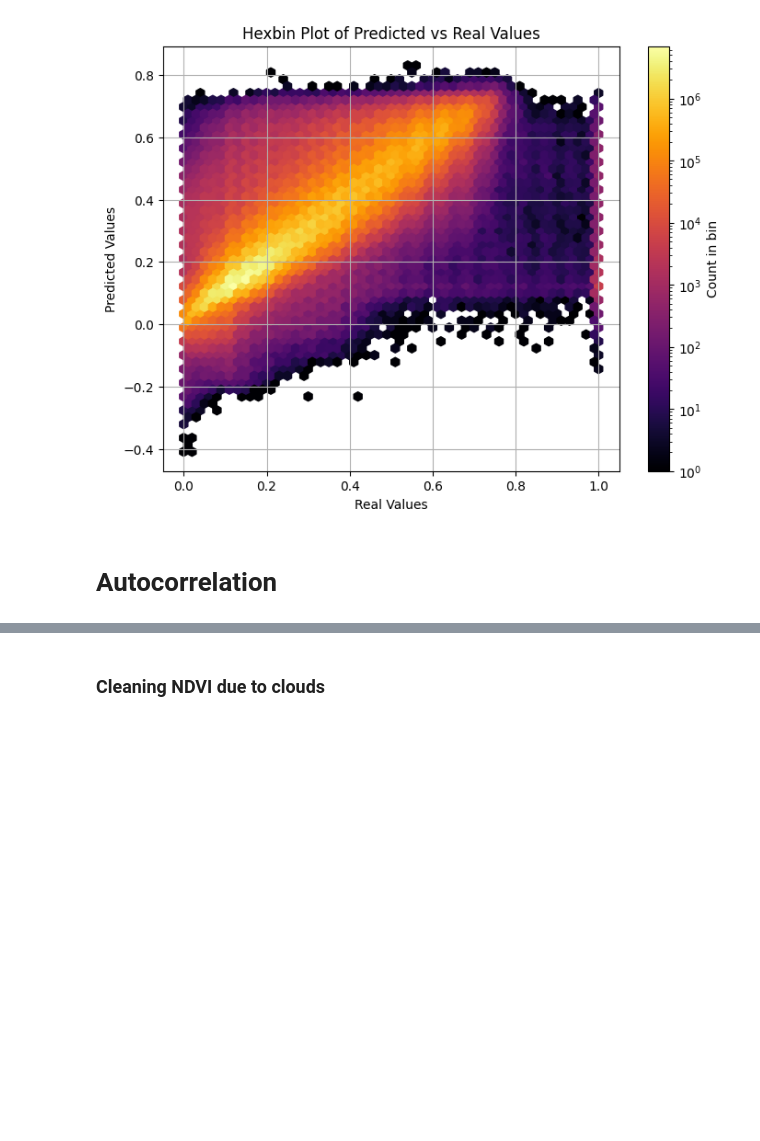
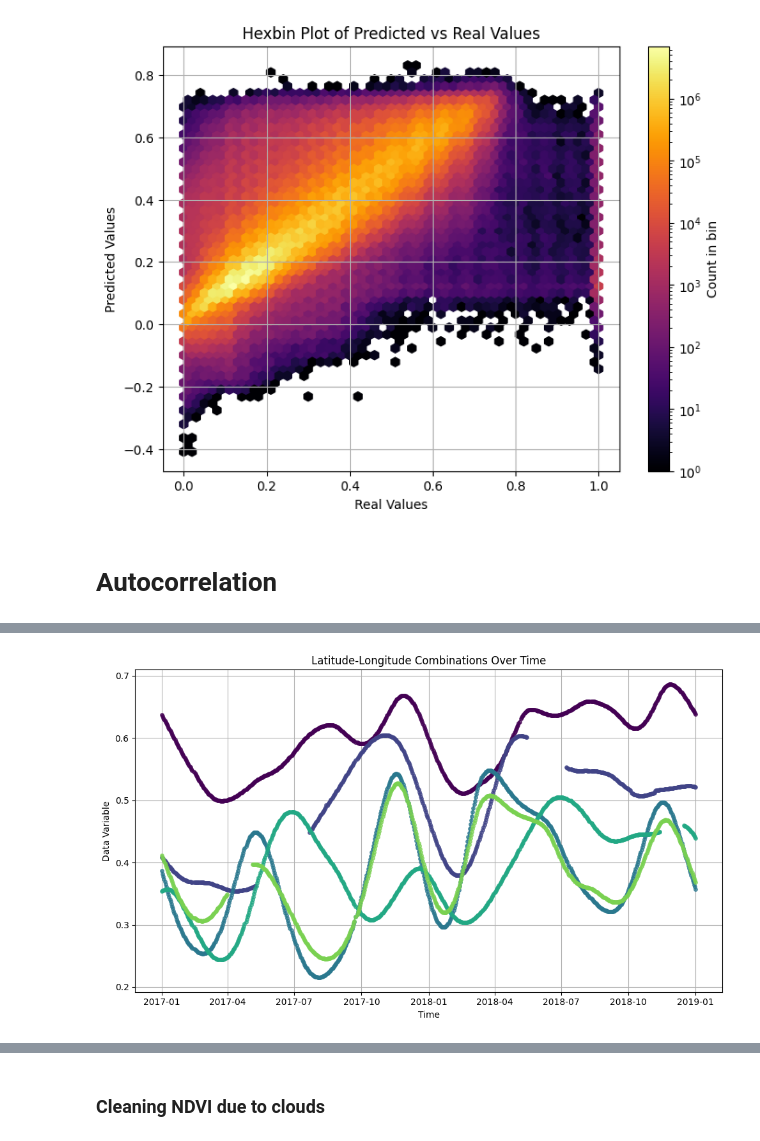
Before and after one commit to Riccardo7-DS/Indices_analysis, a Jupyter notebook: notebooks/test_ndvi.ipynb, the cells around one changed output, grey strips where cells are left out. Cells and saved outputs as stored; diff of their text form; code cells hidden in the pictures; blank space fills up the shorter version.

```diff
--- a/notebooks/test_ndvi.ipynb
+++ b/notebooks/test_ndvi.ipynb
@@ -209,0 +238,15 @@ KeyboardInterrupt:
+# %%
+start_date = "2017-01-01"
+end_date = "2019-01-01"
+n= 5
+
+valid_indices, random_indices = select_random_points(green_mask,
+                                                     n_points = n)
+# random_indices = [ 8289, 10619, 12757, 13611, 13922]
+# %%
+# from analysis.visualizations.viz_series import plot_random_masked_over_time
+import matplotlib.pyplot as plt
+plot_random_masked_over_time(ds1, valid_indices,
+                             random_indices, start_date, end_date)
+# %% [output]
+[figure, added]
```
Also changed, not shown: parts of 32 cells of this notebook, 9 other files.
